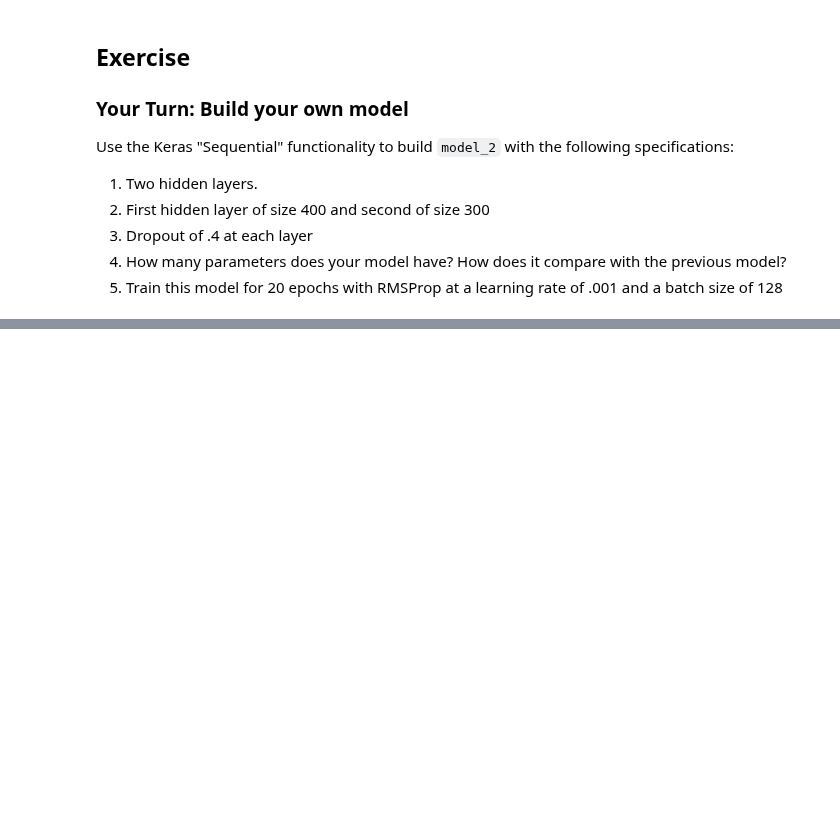
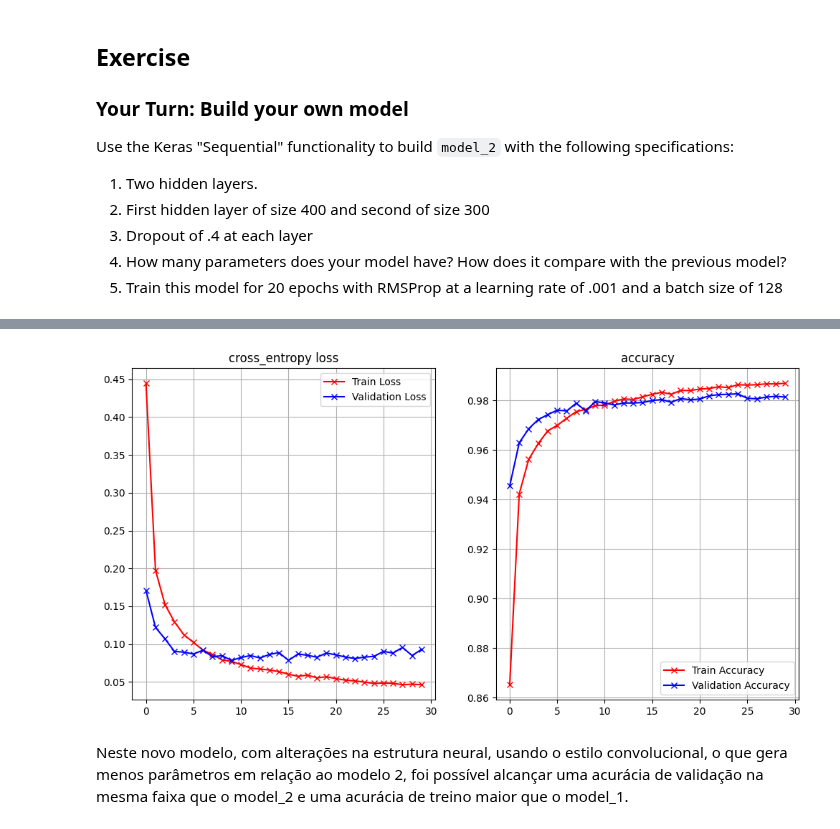
Before and after one commit to vmleroy/ic-cefet, a Jupyter notebook: 5-Redes-Neurais/Keras_MNIST_HW.ipynb, the cells around one changed output, grey strips where cells are left out. Cells and saved outputs as stored; diff of their text form; code cells hidden in the pictures; blank space fills up the shorter version.

```diff
--- a/5-Redes-Neurais/Keras_MNIST_HW.ipynb
+++ b/5-Redes-Neurais/Keras_MNIST_HW.ipynb
@@ -214 +285,13 @@ Use the Keras "Sequential" functionality to build `model_2` with the following s
 3) Suggest an improvement to one of the models (changing structure, learning rate, number of epochs, etc.) that you think will result in a better model. Try it out below? Did it improve the performance?
+# %%
+model_3 = Sequential([
+    Dense(128, activation='relu', input_shape=(784,)),
+    Dropout(0.2),
+    Dense(64, activation='relu' ),
+    Dropout(0.2),
+    Dense(128, activation='relu' ),
+    Dropout(0.2),
+    Dense(10, activation = "softmax")
+])
+
+model_3.summary()
@@ -214,0 +316,4 @@ Use the Keras "Sequential" functionality to build `model_2` with the following s
+# %%
+model_3.compile(RMSprop(learning_rate = 0.001), "categorical_crossentropy", metrics=["accuracy"])
+# %%
+history_3 = model_3.fit(x_train, y_train, batch_size=128, epochs=30, verbose = 1, validation_data=(x_test, y_test))
@@ -214,0 +338,6 @@ Use the Keras "Sequential" functionality to build `model_2` with the following s
+# %%
+plot_loss_accuracy(history_3)
+# %% [output]
+[figure, added]
+# %% [markdown]
+Neste novo modelo, com alterações na estrutura neural, usando o estilo convolucional, o que gera menos parâmetros em relação ao modelo 2, foi possível alcançar uma acurácia de validação na mesma faixa que o model_2 e uma acurácia de treino maior que o model_1.
```
Also changed, not shown: parts of 15 cells of this notebook.
